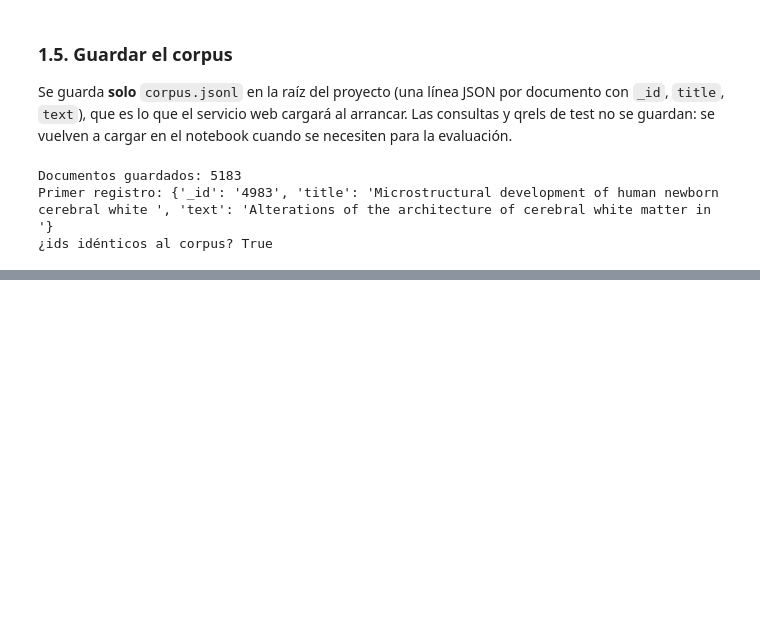
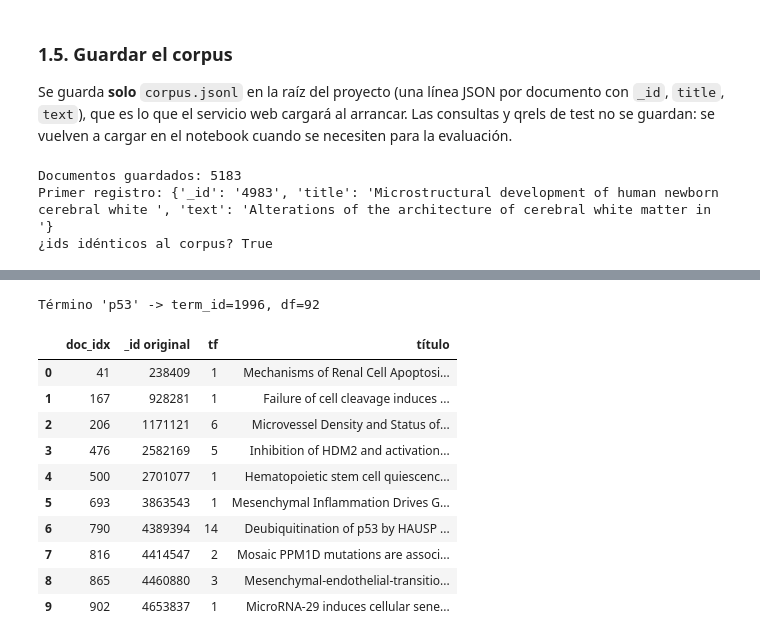
Before and after one commit to Michaelyezzz/Examen-RI-2026A, a Jupyter notebook: examen1bim.ipynb, the cells around one changed output, grey strips where cells are left out. Saved outputs shown, nothing was run; the diff lists cells and outputs as text; code cells hidden in the pictures; blank space fills up the shorter version.

```diff
--- a/examen1bim.ipynb
+++ b/examen1bim.ipynb
@@ -331,0 +652,20 @@ Primer registro: {'_id': '4983', 'title': 'Microstructural development of human
+# %%
+# Postings de ejemplo: término "p53" (tras preprocesar la palabra)
+termino = app.preprocess("p53")[0]
+doc_idx, tf = index.get_postings(termino)
+print(f"Término '{termino}' -> term_id={index.vocab[termino]}, df={len(doc_idx)}")
+pd.DataFrame({"doc_idx": doc_idx[:10], "_id original": [index.doc_ids[i] for i in doc_idx[:10]],
+              "tf": tf[:10], "título": [index.titles[i][:70] for i in doc_idx[:10]]})
+# %% [output]
+Término 'p53' -> term_id=1996, df=92
+|  | doc_idx | _id original | tf | título |
+| 0 | 41 | 238409 | 1 | Mechanisms of Renal Cell Apoptosi... |
+| 1 | 167 | 928281 | 1 | Failure of cell cleavage induces ... |
+| 2 | 206 | 1171121 | 6 | Microvessel Density and Status of... |
+| 3 | 476 | 2582169 | 5 | Inhibition of HDM2 and activation... |
+| 4 | 500 | 2701077 | 1 | Hematopoietic stem cell quiescenc... |
+| 5 | 693 | 3863543 | 1 | Mesenchymal Inflammation Drives G... |
+| 6 | 790 | 4389394 | 14 | Deubiquitination of p53 by HAUSP ... |
+| 7 | 816 | 4414547 | 2 | Mosaic PPM1D mutations are associ... |
+| 8 | 865 | 4460880 | 3 | Mesenchymal-endothelial-transitio... |
+| 9 | 902 | 4653837 | 1 | MicroRNA-29 induces cellular sene... |
```
Also changed, not shown: parts of 9 cells of this notebook, 1 other file.
